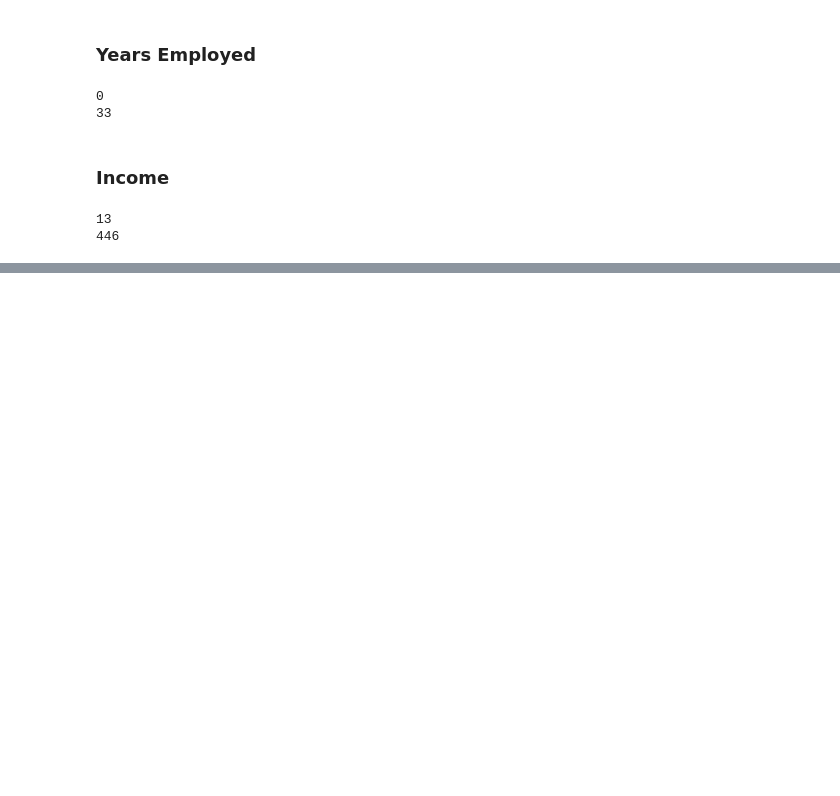
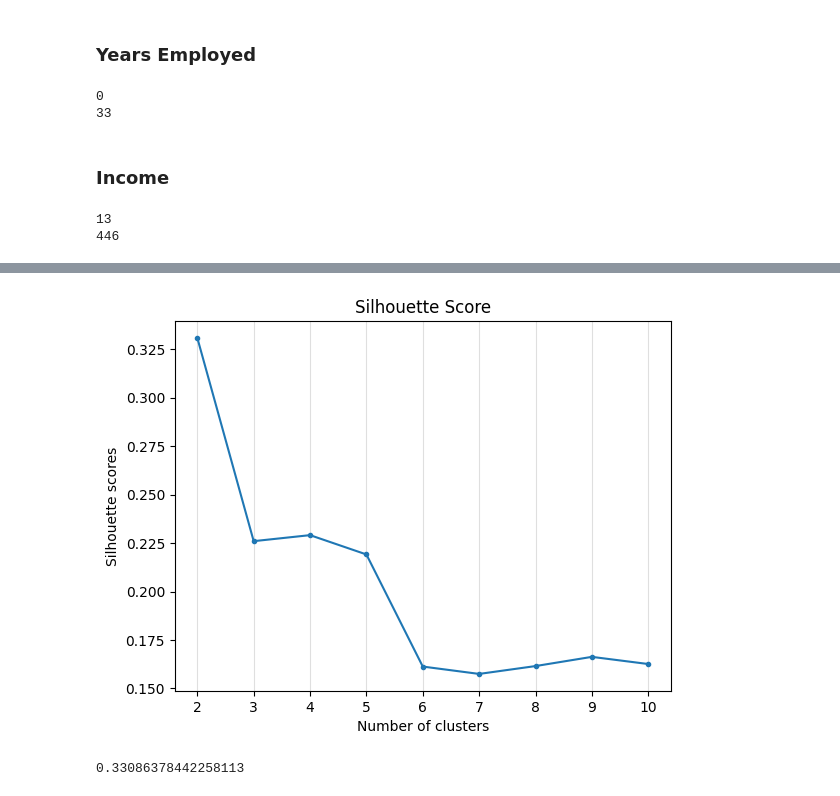
Before and after one commit to 0Kyumy0/Machine_Learning_CodingDojo, a Jupyter notebook: KmeansExcersice.ipynb, the cells around one changed output, grey strips where cells are left out. Drawn from its saved outputs; the diff is of its cells as text; code cells hidden in the pictures; blank space fills up the shorter version.

```diff
--- a/KmeansExcersice.ipynb
+++ b/KmeansExcersice.ipynb
@@ -115,0 +248,24 @@ df.head()
+# %%
+silhouette_scores=[]
+
+for i in range(2,11):
+  kmeans = KMeans(n_clusters=i, n_init=10)
+  kmeans.fit(df_processed)
+  silhouette_scores.append(silhouette_score(df_processed, kmeans.labels_))
+
+fig1 = plt.figure(dpi=100)
+ax1 = fig1.add_subplot(1,1,1)
+
+ax1.plot(range(2,11), silhouette_scores, marker='.')
+ax1.grid(axis='x', alpha=0.4)
+ax1.set_title('Silhouette Score')
+ax1.set_xlabel('Number of clusters')
+ax1.set_ylabel('Silhouette scores');
+# %% [output]
+[figure, added]
+# %%
+kmeans = KMeans(n_clusters=2, n_init=10)
+kmeans.fit(df_processed)
+print(silhouette_score(df_processed, kmeans.labels_))
+# %% [output]
+0.33086378442258113
```
Also changed, not shown: parts of 21 cells of this notebook.
